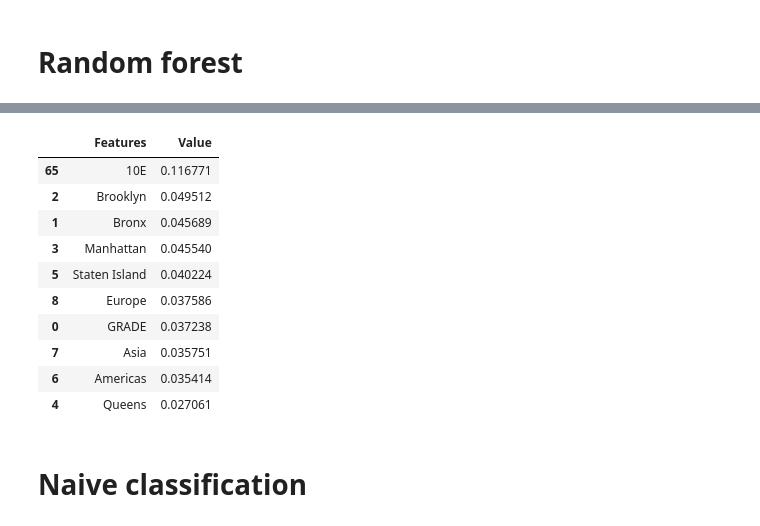
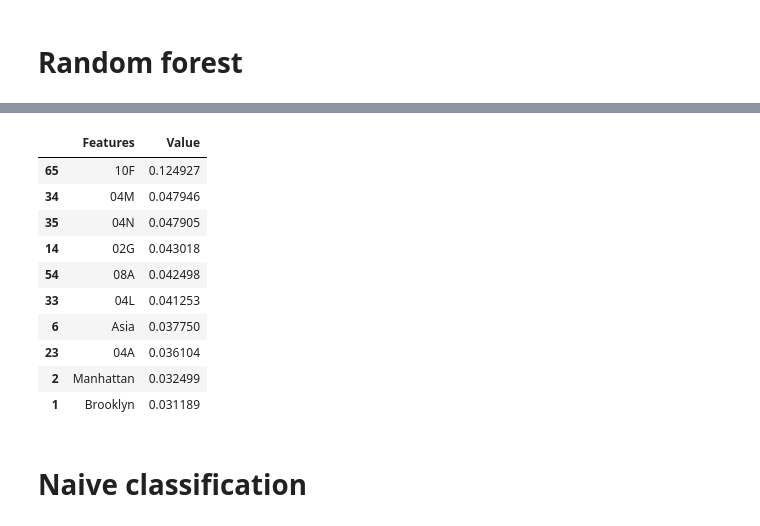
Before and after one commit to eungam/NYC-restaurant-inspections, a Jupyter notebook: Copy_of_Final_Project_Restaurant_Grades_NYC.ipynb, the cells around one changed output, grey strips where cells are left out. Cells and saved outputs as stored; diff of their text form; code cells hidden in the pictures.

```diff
--- a/Copy_of_Final_Project_Restaurant_Grades_NYC.ipynb
+++ b/Copy_of_Final_Project_Restaurant_Grades_NYC.ipynb
@@ -259,17 +312,17 @@ dataset.head(5)
 | 10 | A | 0 | 0 | 1 | 0 | 0 | 0 | 0 | 0 | 1 | ... |
 # %%
 # removing grades that aren't A/B/C (the other letter grades mean that the grade is pending and thus aren't useful here)
-dataset = dataset.drop(dataset[(dataset['GRADE'] == 'N')].index)
-dataset = dataset.drop(dataset[(dataset['GRADE'] == 'Z')].index)
-dataset = dataset.drop(dataset[(dataset['GRADE'] == 'P')].index)
-dataset = dataset.drop(dataset[(dataset['GRADE'] == 'G')].index)
-dataset.GRADE.unique()
+dataset_categ = dataset_categ.drop(dataset_categ[(dataset_categ['GRADE'] == 'N')].index)
+dataset_categ = dataset_categ.drop(dataset_categ[(dataset_categ['GRADE'] == 'Z')].index)
+dataset_categ = dataset_categ.drop(dataset_categ[(dataset_categ['GRADE'] == 'P')].index)
+dataset_categ = dataset_categ.drop(dataset_categ[(dataset_categ['GRADE'] == 'G')].index)
+dataset_categ.GRADE.unique()
 # %% [output]
 array(['B', 'A', 'C'], dtype=object)
 # %%
 # defining X and y, y being the GRADE and X being all other columns *not GRADE*
-y = dataset["GRADE"]
-X = dataset.drop("GRADE", axis=1)
+y = dataset_categ["GRADE"]
+X = dataset_categ.drop("GRADE", axis=1)
 # %%
 from sklearn.model_selection import train_test_split
 X_train, X_test, y_train, y_test = train_test_split(X, y, test_size=0.2, random_state=0)
@@ -339,3 +389,0 @@ feature_importance.nlargest(10, 'Value')
-# %%
-classifier2 = DecisionTreeClassifier(min_samples_split=60, max_depth=200)
-classifier2.fit(X_train, y_train)
@@ -362,6 +391,6 @@ np.unique(classifier2.predict(X_test), return_counts=True)
 # Random forest
 # %%
 from sklearn.ensemble import RandomForestClassifier
-forest = RandomForestClassifier(class_weight='balanced')
+forest = RandomForestClassifier()
 forest.fit(X_train, y_train)
 # %% [output]
@@ -426,22 +457,22 @@ ax.xaxis.set_ticklabels(['A', 'B', 'C']); ax.yaxis.set_ticklabels(['A', 'B', 'C'
 # %%
 # putting feature importance in a dataframe
-feature_importance_forest = pd.DataFrame({"Features":dataset.columns[:-1],
+feature_importance_forest = pd.DataFrame({"Features":dataset_categ.columns[1:],
                                     "Value": forest.feature_importances_})
 
 # getting the top 10
 feature_importance_forest.nlargest(10, 'Value')
 # %% [output]
 |  | Features | Value |
-| 65 | 10E | 0.116771 |
-| 2 | Brooklyn | 0.049512 |
-| 1 | Bronx | 0.045689 |
-| 3 | Manhattan | 0.045540 |
-| 5 | Staten Island | 0.040224 |
-| 8 | Europe | 0.037586 |
-| 0 | GRADE | 0.037238 |
-| 7 | Asia | 0.035751 |
-| 6 | Americas | 0.035414 |
-| 4 | Queens | 0.027061 |
+| 65 | 10F | 0.124927 |
+| 34 | 04M | 0.047946 |
+| 35 | 04N | 0.047905 |
+| 14 | 02G | 0.043018 |
+| 54 | 08A | 0.042498 |
+| 33 | 04L | 0.041253 |
+| 6 | Asia | 0.037750 |
+| 23 | 04A | 0.036104 |
+| 2 | Manhattan | 0.032499 |
+| 1 | Brooklyn | 0.031189 |
 # %% [markdown]
 # Naive classification
 # %%
```
Also changed, not shown: parts of 53 cells of this notebook.
